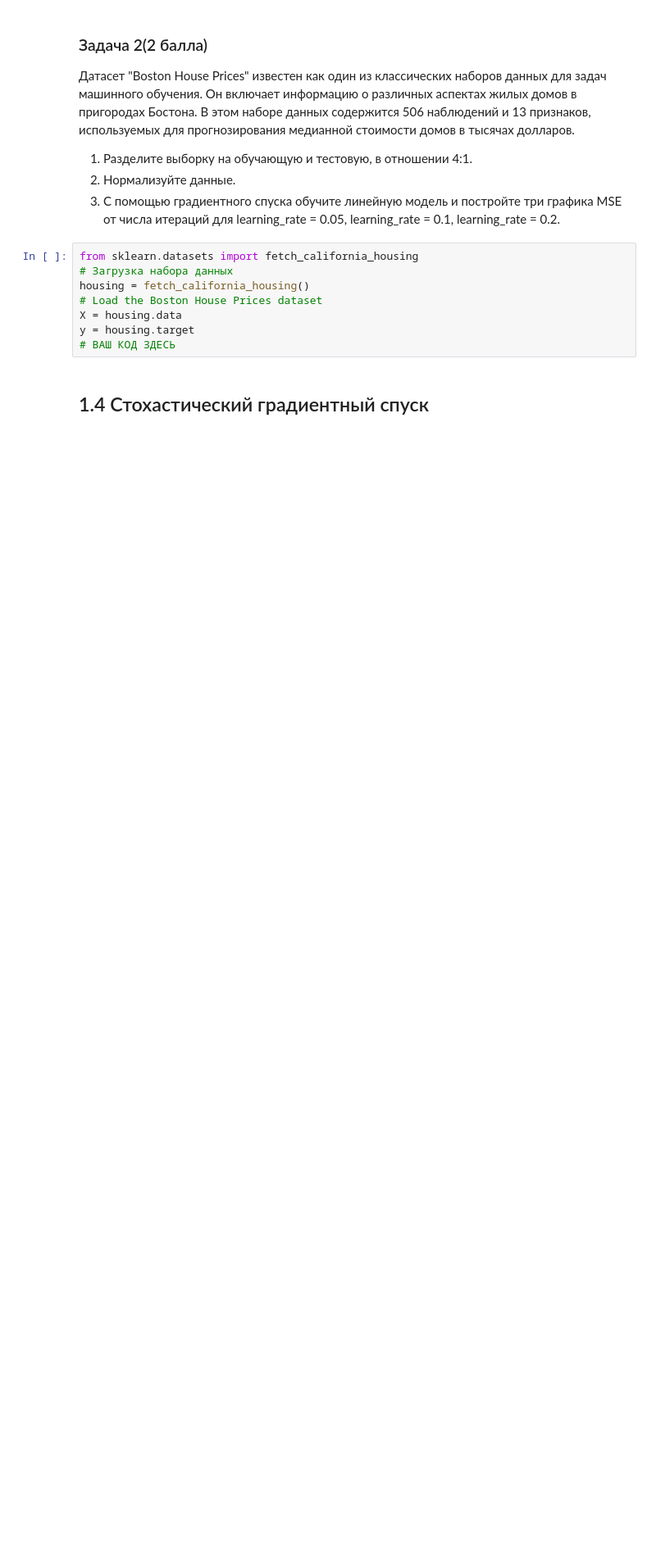
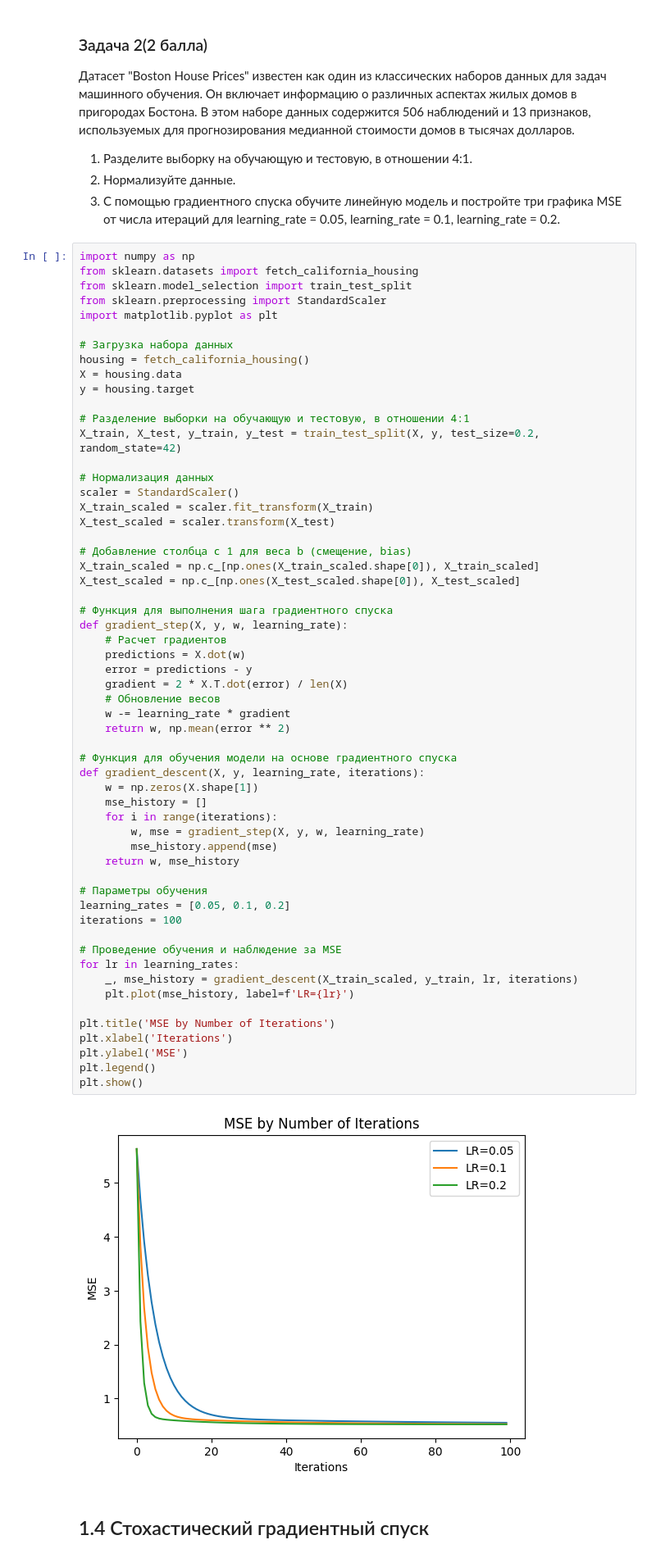
Before and after one commit to skolkovo-bba/informatics4, a Jupyter notebook: Решения/s04_lab02.ipynb, the cells around one changed output. Shown: that part at 82% size. Drawn from its saved outputs; the diff is of its cells as text; blank space fills up the shorter version.

```diff
--- a/Решения/s04_lab02.ipynb
+++ b/Решения/s04_lab02.ipynb
@@ -149,13 +199,64 @@ plt.show()
 2. Нормализуйте данные.
 3. С помощью градиентного спуска обучите линейную модель и постройте три графика MSE от числа итераций для learning_rate = 0.05, learning_rate = 0.1, learning_rate = 0.2.
 # %%
+import numpy as np
 from sklearn.datasets import fetch_california_housing
+from sklearn.model_selection import train_test_split
+from sklearn.preprocessing import StandardScaler
+import matplotlib.pyplot as plt
+
 # Загрузка набора данных
 housing = fetch_california_housing()
-# Load the Boston House Prices dataset
 X = housing.data
 y = housing.target
-# ВАШ КОД ЗДЕСЬ
+
+# Разделение выборки на обучающую и тестовую, в отношении 4:1
+X_train, X_test, y_train, y_test = train_test_split(X, y, test_size=0.2, random_state=42)
+
+# Нормализация данных
+scaler = StandardScaler()
+X_train_scaled = scaler.fit_transform(X_train)
+X_test_scaled = scaler.transform(X_test)
+
+# Добавление столбца с 1 для веса b (смещение, bias)
+X_train_scaled = np.c_[np.ones(X_train_scaled.shape[0]), X_train_scaled]
+X_test_scaled = np.c_[np.ones(X_test_scaled.shape[0]), X_test_scaled]
+
+# Функция для выполнения шага градиентного спуска
+def gradient_step(X, y, w, learning_rate):
+    # Расчет градиентов
+    predictions = X.dot(w)
+    error = predictions - y
+    gradient = 2 * X.T.dot(error) / len(X)
+    # Обновление весов
+    w -= learning_rate * gradient
+    return w, np.mean(error ** 2)
+
+# Функция для обучения модели на основе градиентного спуска
+def gradient_descent(X, y, learning_rate, iterations):
+    w = np.zeros(X.shape[1])
+    mse_history = []
+    for i in range(iterations):
+        w, mse = gradient_step(X, y, w, learning_rate)
+        mse_history.append(mse)
+    return w, mse_history
+
+# Параметры обучения
+learning_rates = [0.05, 0.1, 0.2]
+iterations = 100
+
+# Проведение обучения и наблюдение за MSE
+for lr in learning_rates:
+    _, mse_history = gradient_descent(X_train_scaled, y_train, lr, iterations)
+    plt.plot(mse_history, label=f'LR={lr}')
+
+plt.title('MSE by Number of Iterations')
+plt.xlabel('Iterations')
+plt.ylabel('MSE')
+plt.legend()
+plt.show()
+# %% [output]
+[figure, added]
 # %% [markdown]
 ## 1.4 Стохастический градиентный спуск
 # %% [markdown]
```
Also changed, not shown: parts of 8 cells of this notebook, 2 other files.
